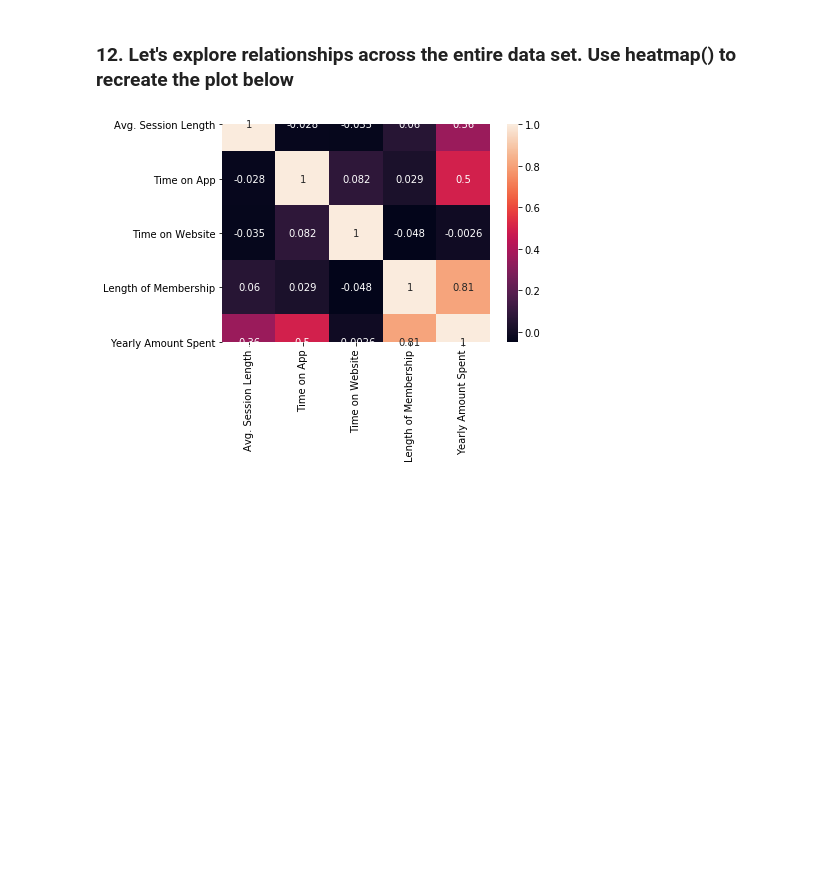
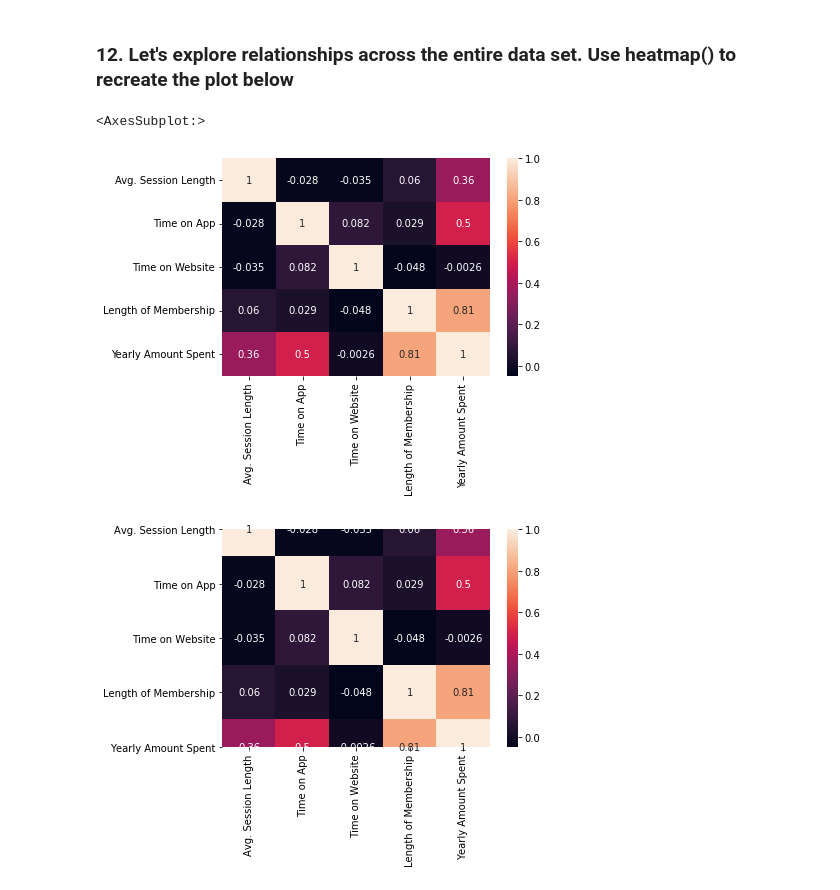
Before and after one commit to maxxig/DataSciencePythonCourse, a Jupyter notebook: 86. linear regression test/Linear+Regression+Task.ipynb, the cells around one changed output. Drawn from its saved outputs; the diff is of its cells as text; code cells hidden in the pictures; blank space fills up the shorter version.

```diff
--- a/86. linear regression test/Linear+Regression+Task.ipynb
+++ b/86. linear regression test/Linear+Regression+Task.ipynb
@@ -153,6 +153,11 @@ sns.pairplot(data=df_original)
 [figure]
 # %% [markdown]
 ### 12. Let's explore relationships across the entire data set. Use heatmap() to recreate the plot below
+# %%
+sns.heatmap(df_original.corr(), annot=True)
+# %% [output]
+<AxesSubplot:>
+[figure, added]
 # %%
 # %% [output]
 [figure]
```
Also changed, not shown: parts of 18 cells of this notebook.
